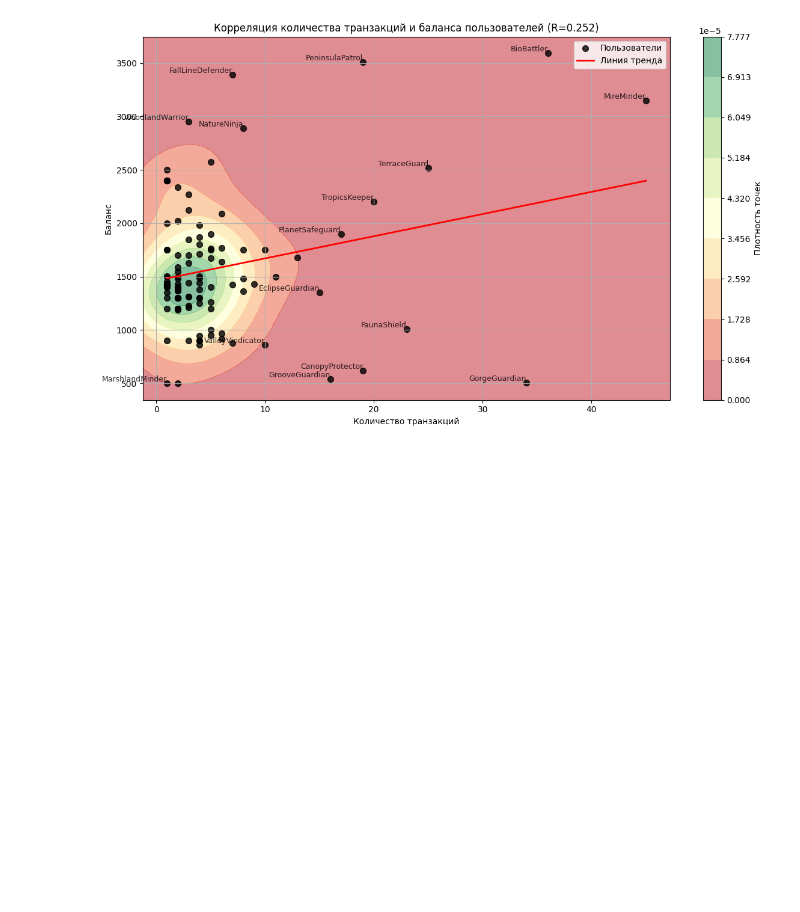
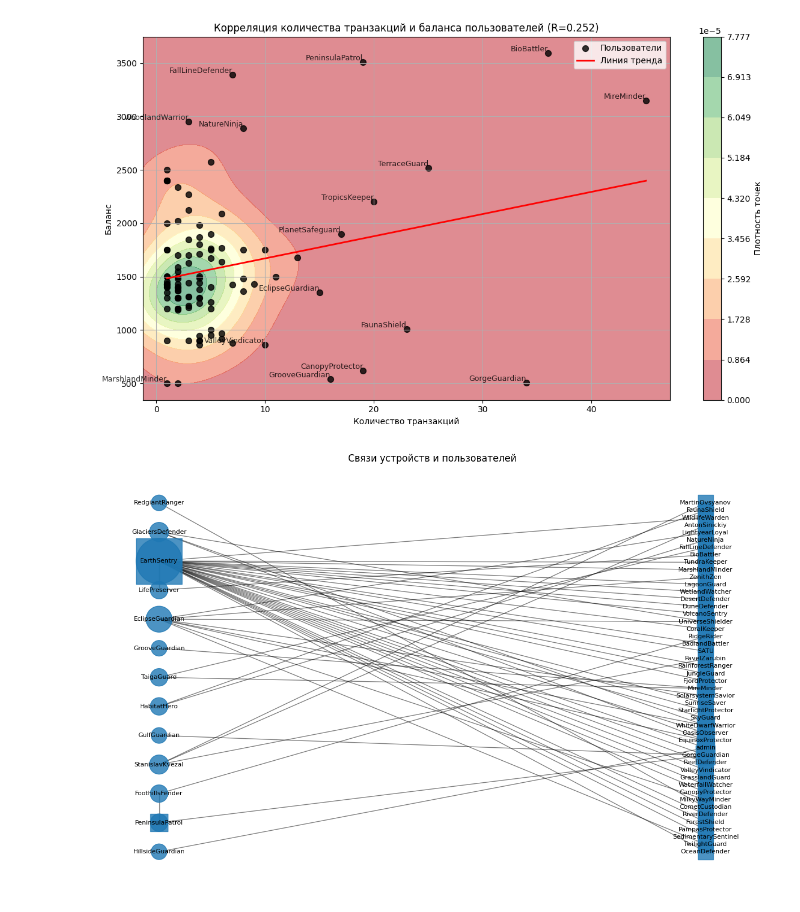
Before and after one commit to letovo-dev/python-helpers, a Jupyter notebook: analyze.ipynb, the cells around one changed output. Drawn from its saved outputs; the diff is of its cells as text; code cells hidden in the pictures; blank space fills up the shorter version.

```diff
--- a/analyze.ipynb
+++ b/analyze.ipynb
@@ -272,3 +272,63 @@ plt.show()
 # %% [output]
 Коэффициент корреляции R = 0.252
 [figure]
+# %%
+import pandas as pd
+import networkx as nx
+import matplotlib.pyplot as plt
+
+# Загрузка данных из CSV
+df = pd.read_csv('strange_logins.csv', usecols=['cookie', 'username'])
+
+# Строим бипартитный граф
+B = nx.Graph()
+
+# Добавляем узлы двух типов
+devices = df['cookie'].unique()
+users = df['username'].unique()
+
+B.add_nodes_from(devices, bipartite=0)  # устройства
+B.add_nodes_from(users, bipartite=1)    # пользователи
+
+# Добавляем ребра device <-> user
+edges = list(df.drop_duplicates().itertuples(index=False, name=None))
+B.add_edges_from(edges)
+
+# Вычисляем позиционирование
+pos = dict()
+# Используем bipartite_layout: устройства слева, пользователи справа
+pos.update(nx.bipartite_layout(B, devices))
+
+# Размер узла пропорционален числу связей
+node_sizes = [300 + 100 * B.degree(n) for n in B.nodes()]
+
+# Рисуем граф
+plt.figure(figsize=(12, 8))
+# Устройства: окружности
+nx.draw_networkx_nodes(
+    B, pos,
+    nodelist=devices,
+    node_shape='o',
+    node_size=[node_sizes[list(B.nodes()).index(d)] for d in devices],
+    alpha=0.8
+)
+# Пользователи: квадраты
+nx.draw_networkx_nodes(
+    B, pos,
+    nodelist=users,
+    node_shape='s',
+    node_size=[node_sizes[list(B.nodes()).index(u)] for u in users],
+    alpha=0.8
+)
+# Рёбра
+nx.draw_networkx_edges(B, pos, alpha=0.5)
+
+# Подписи узлов
+nx.draw_networkx_labels(B, pos, font_size=8)
+
+plt.title('Связи устройств и пользователей')
+plt.axis('off')
+plt.tight_layout()
+plt.show()
+# %% [output]
+[figure, added]
```
Also changed, not shown: parts of 1 cell of this notebook, 7 other files.
